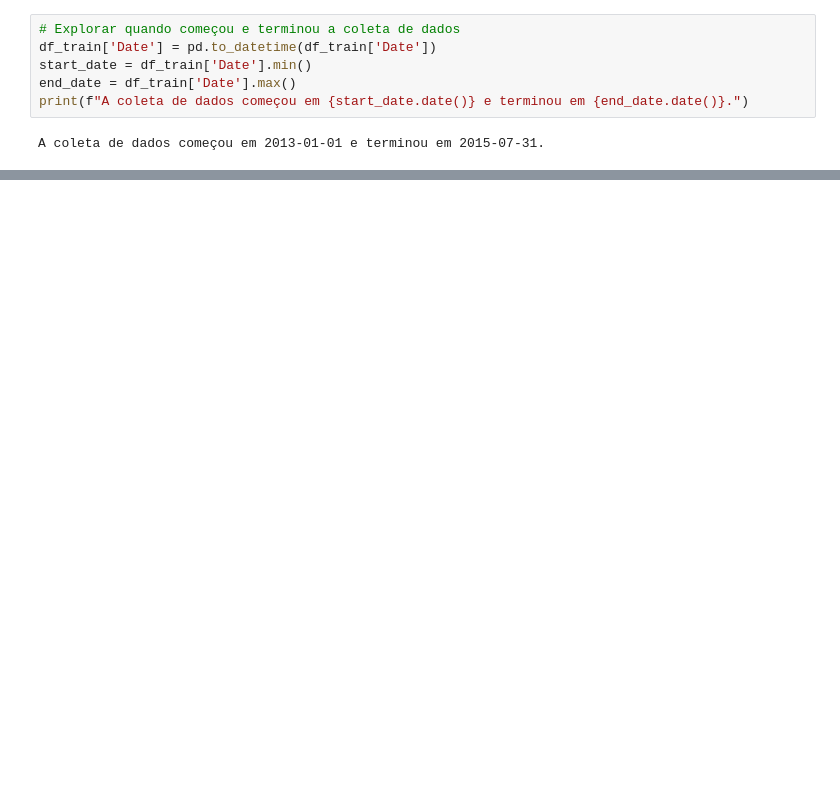
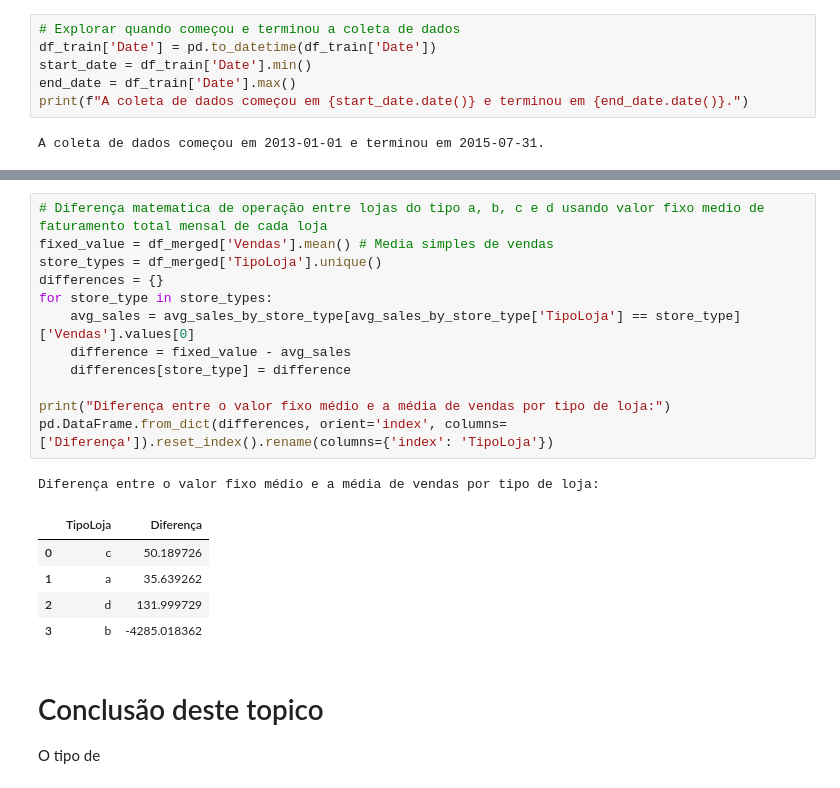
Before and after one commit to klabacher/desafio_pandas, a Jupyter notebook: main.ipynb, the cells around one changed output, grey strips where cells are left out. Drawn from its saved outputs; the diff is of its cells as text; blank space fills up the shorter version.

```diff
--- a/main.ipynb
+++ b/main.ipynb
@@ -241,0 +268,22 @@ Observamos tendências sazonais nas vendas ao longo do tempo para diferentes tip
+# %%
+# Diferença matematica de operação entre lojas do tipo a, b, c e d usando valor fixo medio de faturamento total mensal de cada loja
+fixed_value = df_merged['Vendas'].mean() # Media simples de vendas
+store_types = df_merged['TipoLoja'].unique()
+differences = {}
+for store_type in store_types:
+    avg_sales = avg_sales_by_store_type[avg_sales_by_store_type['TipoLoja'] == store_type]['Vendas'].values[0]
+    difference = fixed_value - avg_sales
+    differences[store_type] = difference
+
+print("Diferença entre o valor fixo médio e a média de vendas por tipo de loja:")
+pd.DataFrame.from_dict(differences, orient='index', columns=['Diferença']).reset_index().rename(columns={'index': 'TipoLoja'})
+# %% [output]
+Diferença entre o valor fixo médio e a média de vendas por tipo de loja:
+|  | TipoLoja | Diferença |
+| 0 | c | 50.189726 |
+| 1 | a | 35.639262 |
+| 2 | d | 131.999729 |
+| 3 | b | -4285.018362 |
+# %% [markdown]
+# Conclusão deste topico
+O tipo de
```
Also changed, not shown: parts of 4 cells of this notebook, 1 other file.
